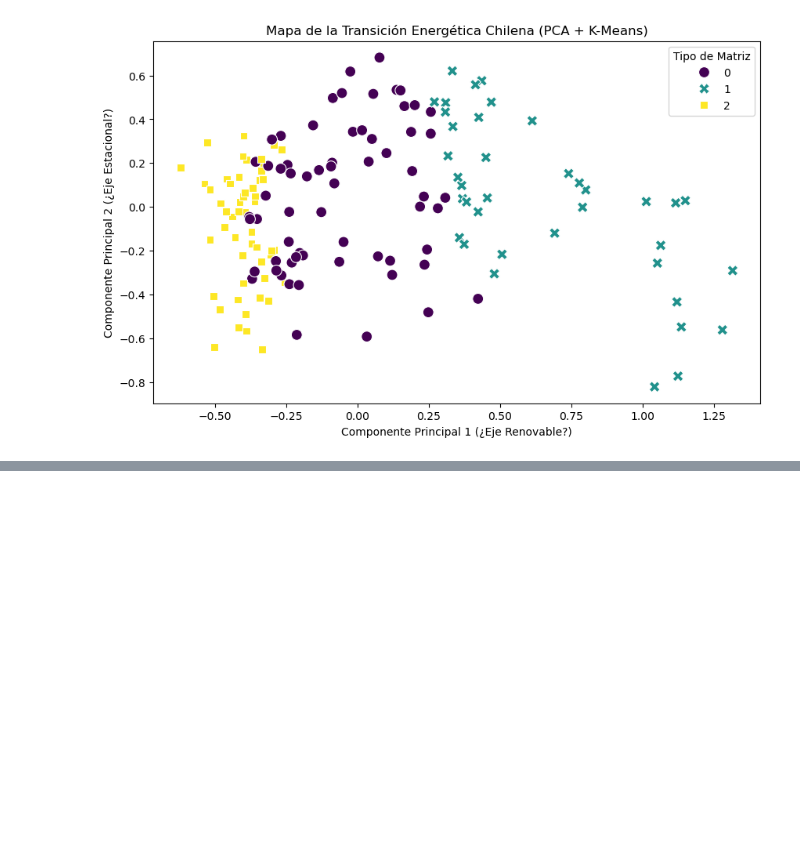
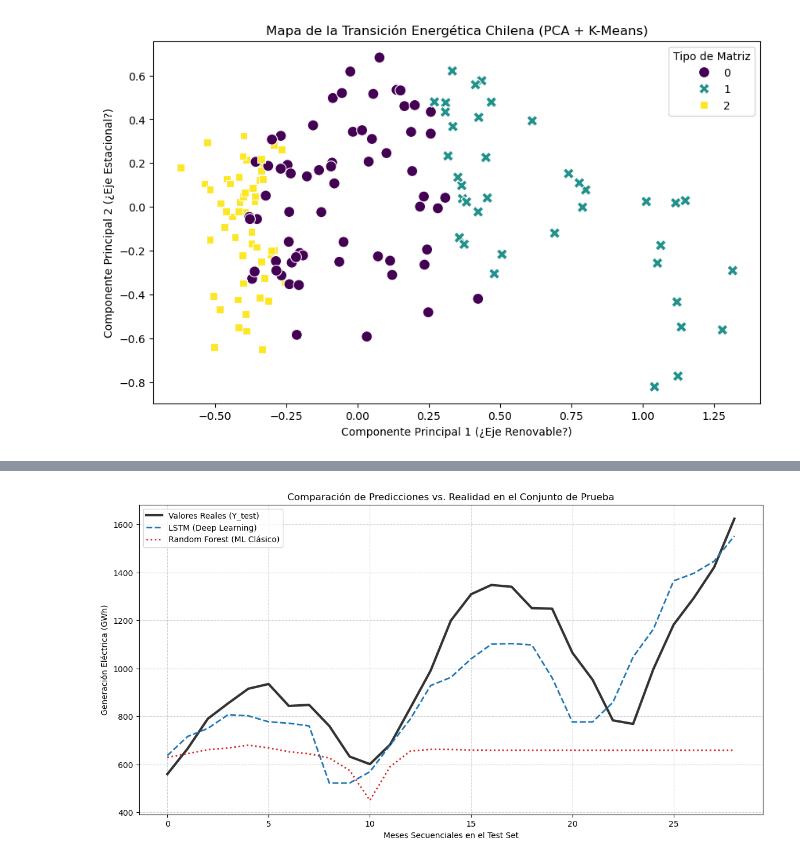
Before and after one commit to Chukao1/electricity-ia, a Jupyter notebook: notebooks/notebook.ipynb, the cells around one changed output, grey strips where cells are left out. Drawn from its saved outputs; the diff is of its cells as text; code cells hidden in the pictures; blank space fills up the shorter version.

```diff
--- a/notebooks/notebook.ipynb
+++ b/notebooks/notebook.ipynb
@@ -394,5 +435,5 @@ Se detectaron 8 meses anómalos en la matriz.
 # %%
-# Preparar datos para serie de tiempo (Target: Solar)
+
 target_col = 'Solar'
 data = df_matrix[target_col].values
 X, y = [], []
@@ -424,6 +465,7 @@ X_test_lstm = X_test.reshape((X_test.shape[0], X_test.shape[1], 1))
 
 model_lstm = Sequential()
 model_lstm.add(LSTM(50, activation='relu', input_shape=(look_back, 1)))
+model_lstm.add(Dropout(0.2))
 model_lstm.add(Dense(1))
 model_lstm.compile(optimizer='adam', loss='mse')
 model_lstm.fit(X_train_lstm, y_train, epochs=50, verbose=0)
@@ -441,0 +508,30 @@ LSTM (DL) RMSE: 228.20
+# %%
+
+time_index_test = np.arange(len(y_test))
+
+plt.figure(figsize=(14, 7))
+
+
+plt.plot(time_index_test, y_test,
+         label='Valores Reales (Y_test)',
+         color='black', linewidth=3, alpha=0.8)
+
+
+plt.plot(time_index_test, y_pred_lstm,
+         label='LSTM (Deep Learning)',
+         linestyle='--', color='tab:blue', linewidth=2)
+
+
+plt.plot(time_index_test, y_pred_rf,
+         label='Random Forest (ML Clásico)',
+         linestyle=':', color='tab:red', linewidth=2)
+
+
+plt.title('Comparación de Predicciones vs. Realidad en el Conjunto de Prueba')
+plt.xlabel('Meses Secuenciales en el Test Set')
+plt.ylabel('Generación Eléctrica (GWh)')
+plt.legend(loc='upper left')
+plt.grid(True, linestyle='--', alpha=0.6)
+plt.show()
+# %% [output]
+[figure, added]
```
Also changed, not shown: parts of 9 cells of this notebook, 5 other files.
